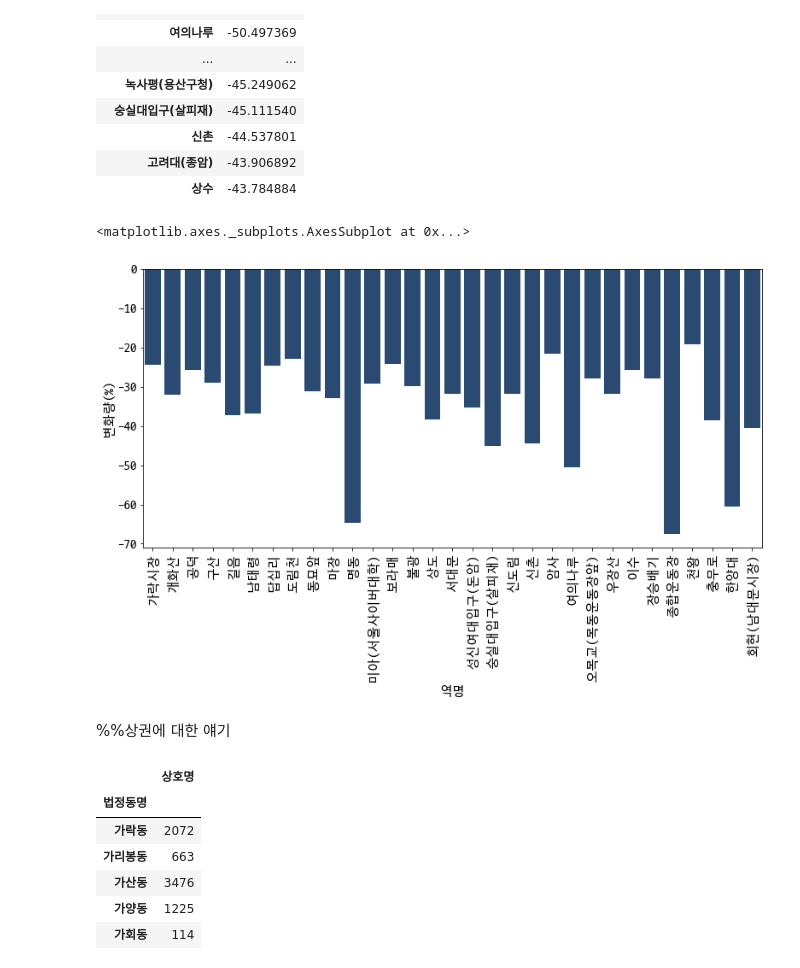
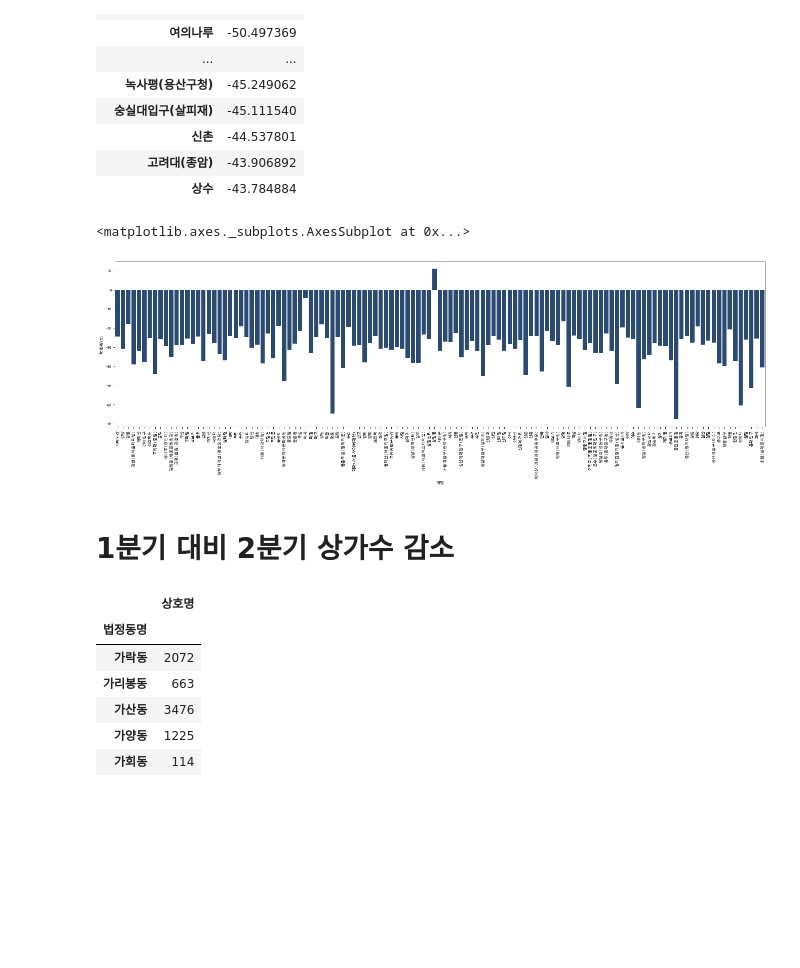
Before and after one commit to Changyoon-Lee/big_contest, a Jupyter notebook: modeling/상권 eda.ipynb, the cells around one changed output. Saved outputs shown, nothing was run; the diff lists cells and outputs as text; code cells hidden in the pictures; blank space fills up the shorter version.

```diff
--- a/modeling/상권 eda.ipynb
+++ b/modeling/상권 eda.ipynb
@@ -40,15 +42,15 @@ df_subway.sort_values(by=['변화량(%)'])[['변화량(%)']][:20]
 # %%
 import matplotlib.pyplot as plt
 import seaborn as sns
-plt.figure(figsize=(13,6))
+plt.figure(figsize=(23,6))
 plt.xticks(rotation=90)
-plt.rcParams.update({'font.size': 15})
-sns.barplot(x="역명", y="변화량(%)", data=df_subway.reset_index()[::8], color = '#1F497D')
+plt.rcParams.update({'font.size': 8})
+sns.barplot(x="역명", y="변화량(%)", data=df_subway.reset_index()[::2], color = '#1F497D')
 # %% [output]
 <matplotlib.axes._subplots.AxesSubplot at 0x...>
-[figure, old version]
+[figure, new version]
-# %% [markdown]
-%%상권에 대한 얘기
+# %% [markdown]
+# 1분기 대비 2분기 상가수 감소
 # %%
 import re
 df_sang_1 = pd.read_csv('data/상권정보/20-1분기상가업소정보_서울_202003 - 복사본.csv', encoding='ANSI')
```
Also changed, not shown: parts of 8 cells of this notebook, 3 other files.
